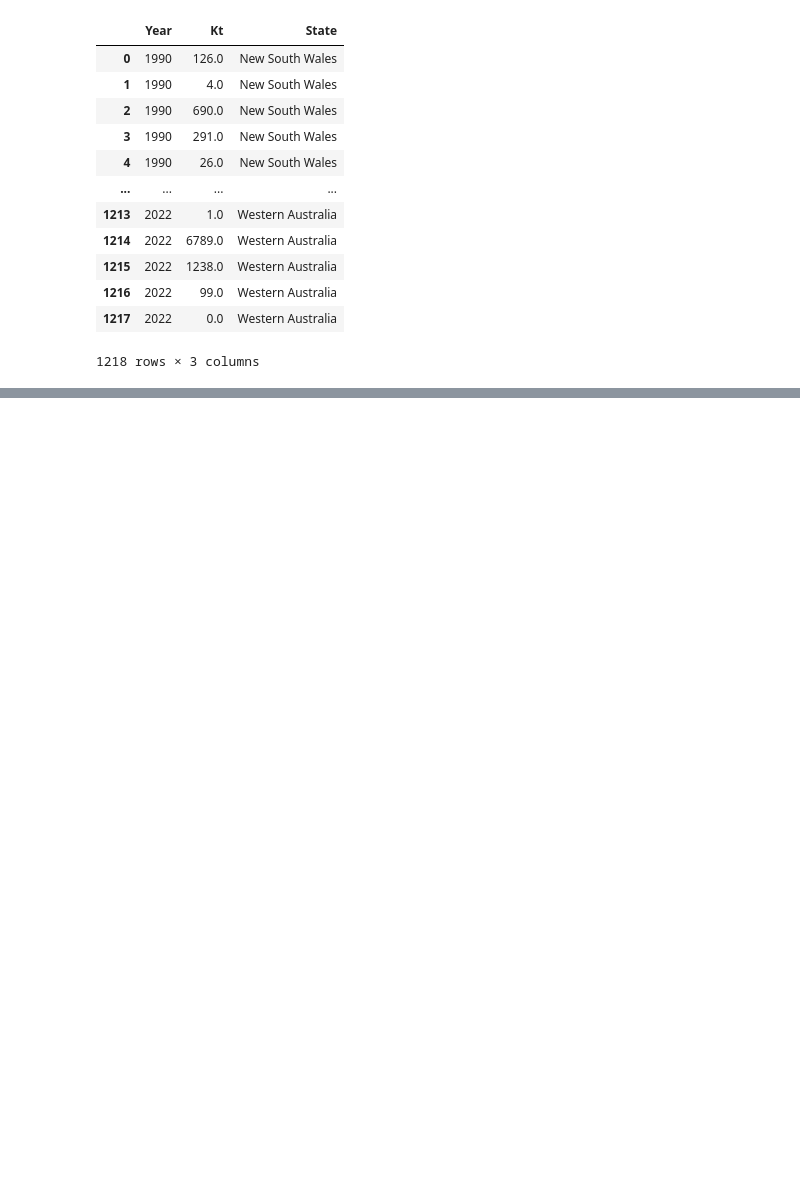
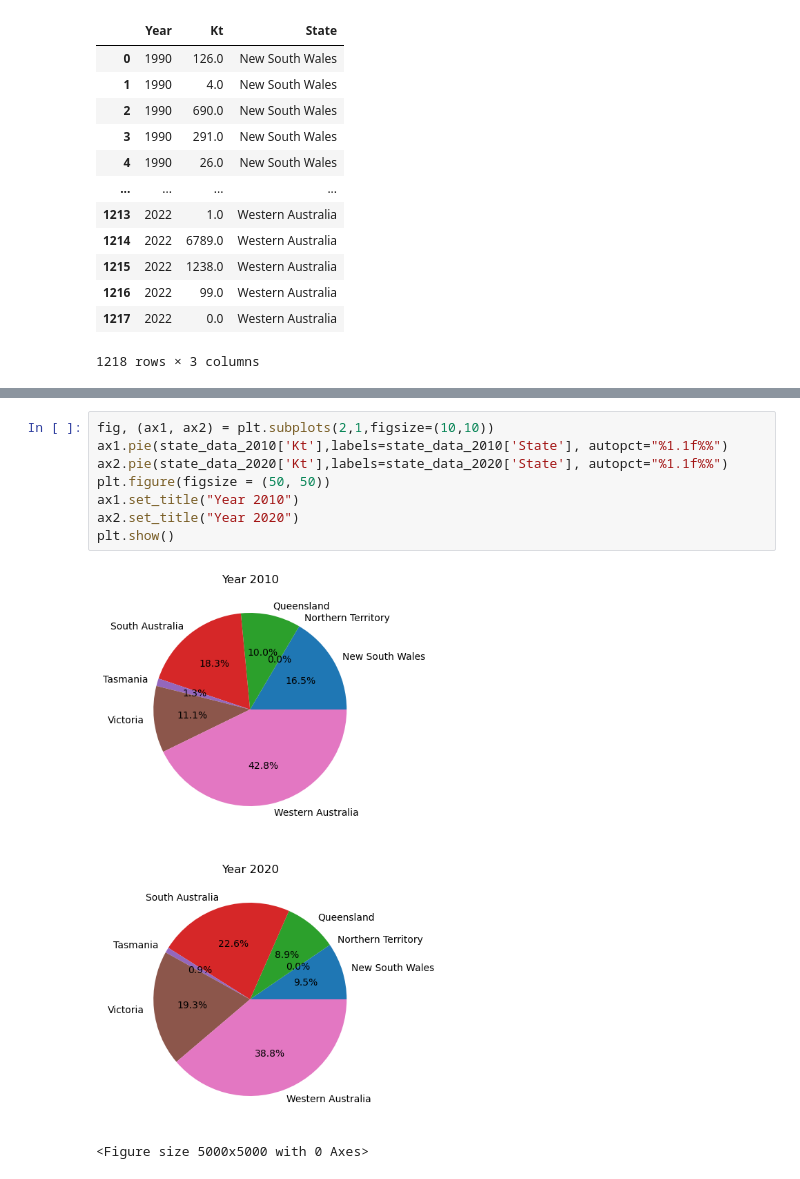
Before and after one commit to B-osborne1/project-one, a Jupyter notebook: project_main_script.ipynb, the cells around one changed output, grey strips where cells are left out. Drawn from its saved outputs; the diff is of its cells as text; blank space fills up the shorter version.

```diff
--- a/project_main_script.ipynb
+++ b/project_main_script.ipynb
@@ -67 +70,12 @@ avg_wheat_export_by_state
+# %%
+fig, (ax1, ax2) = plt.subplots(2,1,figsize=(10,10))
+ax1.pie(state_data_2010['Kt'],labels=state_data_2010['State'], autopct="%1.1f%%")
+ax2.pie(state_data_2020['Kt'],labels=state_data_2020['State'], autopct="%1.1f%%")
+plt.figure(figsize = (50, 50))
+ax1.set_title("Year 2010")
+ax2.set_title("Year 2020")
+plt.show()
+# %% [output]
+[figure, added]
+<Figure size 5000x5000 with 0 Axes>
 # %%
```
Also changed, not shown: parts of 4 cells of this notebook.
